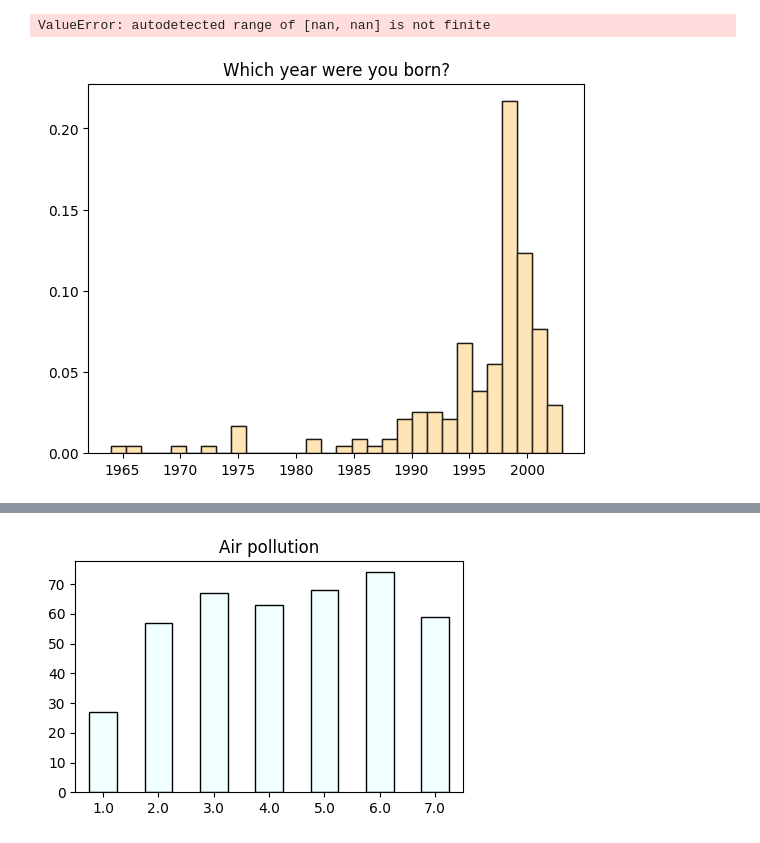
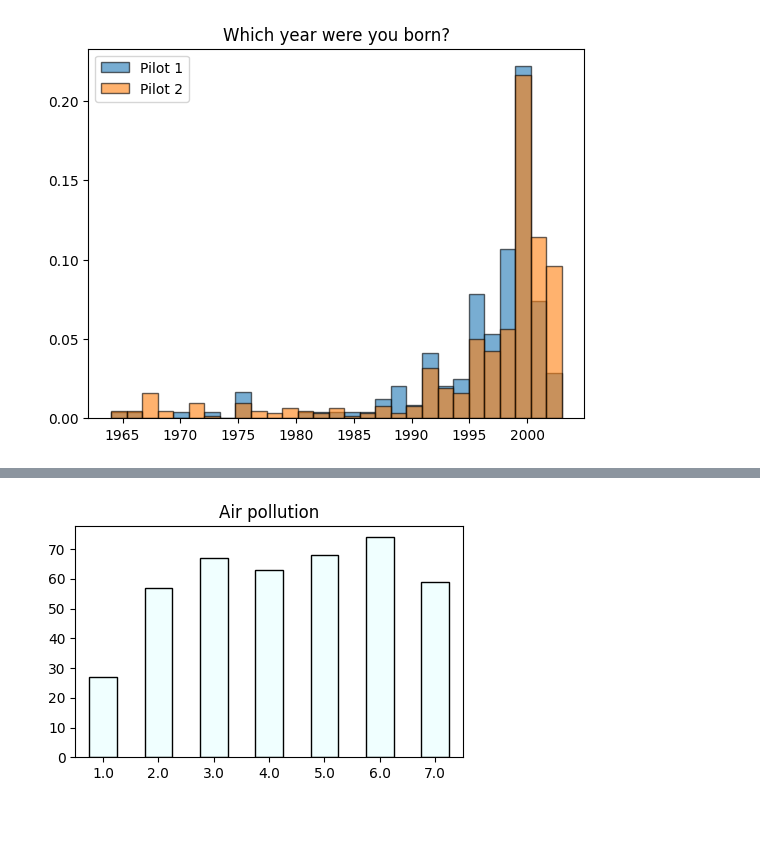
Before and after one commit to saraghivarello/APlanet, a Jupyter notebook: Joint_plots/Charts_joint.ipynb, the cells around one changed output, grey strips where cells are left out. Drawn from its saved outputs; the diff is of its cells as text; code cells hidden in the pictures.

```diff
--- a/Joint_plots/Charts_joint.ipynb
+++ b/Joint_plots/Charts_joint.ipynb
@@ -178,20 +174,17 @@ df2
 # %%
-column= "Which year were you born?"
-n, x_a, _ = plt.hist(df1[column],bins=30,density=True, label='Set B', color='moccasin', edgecolor='black')
+column = "Which year were you born?"
+
+# Define the bin edges
+bin_edges = np.linspace(df1[column].min(), df1[column].max(), 30)
+
+# Plot histogram for df1
+n, x_a, _ = plt.hist(df1[column], bins=bin_edges, density=True, alpha=0.6, label='Pilot 1', edgecolor='black')
+
+# Plot histogram for df2
+n2, x_a2, _ = plt.hist(df2[column], bins=bin_edges, density=True, alpha=0.6, label='Pilot 2', edgecolor='black')
+
 plt.title(column)
+plt.legend()
 plt.show()
+# %% [output]
+[figure, added]
-# %%
-column= "Which year were you born?"
-n, x_a, _ = plt.hist(df1[column],bins=30,density=True, label='Set B', color='moccasin', edgecolor='black')
-plt.title(column)
-# Plot histogram for df1
-n, x_a, _ = plt.hist(df1[column], bins=30, density=True, alpha=0.5, label='Pilot 1', color='moccasin', edgecolor='black')
-
-# Plot histogram for df2
-n2, x_a2, _ = plt.hist(df2[column], bins=30, density=True, alpha=0.5, label='Pilot 2', color='skyblue', edgecolor='black')
-
-plt.legend()
-plt.show()
-# %% [output]
-ValueError: autodetected range of [nan, nan] is not finite
-[figure, removed]
```
Also changed, not shown: parts of 25 cells of this notebook, 10 other files.
